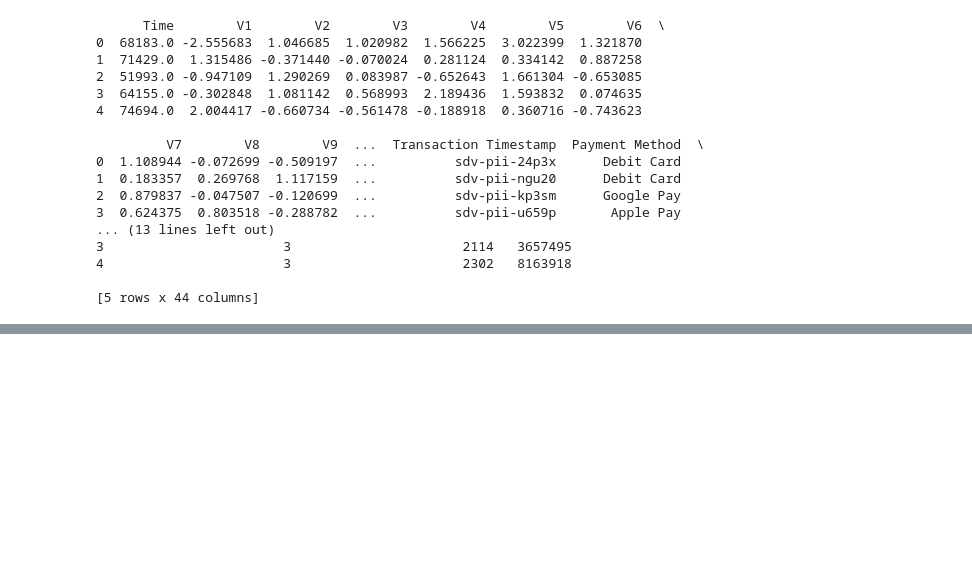
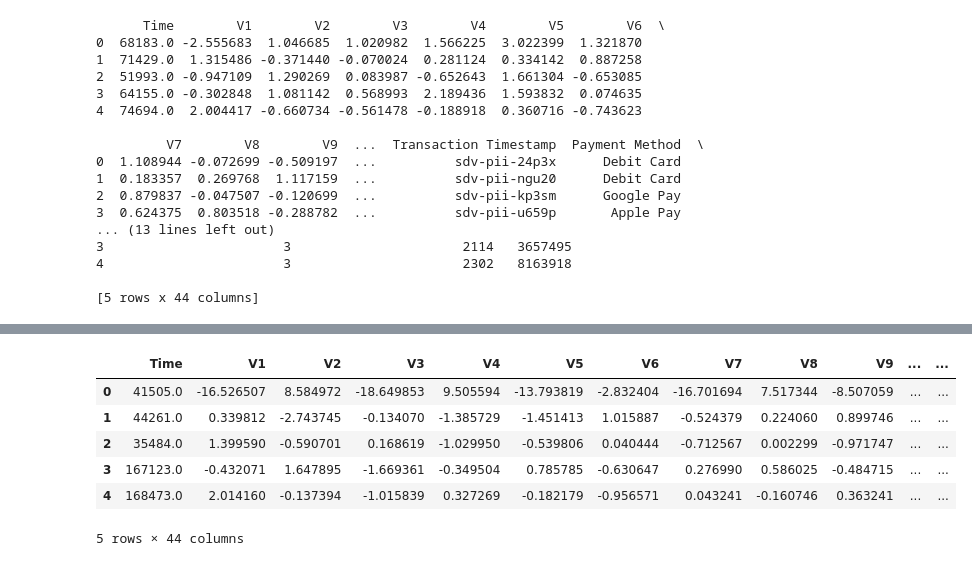
Before and after one commit to khp53/Credit-Card-Fraud-Detection-SecureBoost, a Jupyter notebook: Credit_card_fraud_detection.ipynb, the cells around one changed output, grey strips where cells are left out. Saved outputs shown, nothing was run; the diff lists cells and outputs as text; code cells hidden in the pictures; blank space fills up the shorter version.

```diff
--- a/Credit_card_fraud_detection.ipynb
+++ b/Credit_card_fraud_detection.ipynb
@@ -131,0 +199,10 @@ synthetic_data.to_csv("synthetic_creditcard.csv", index=False)
+# %%
+ecommerce_data.head(5)
+# %% [output]
+|  | Time | V1 | V2 | V3 | V4 | V5 | V6 | V7 | V8 | V9 | ... | ... |
+| 0 | 41505.0 | -16.526507 | 8.584972 | -18.649853 | 9.505594 | -13.793819 | -2.832404 | -16.701694 | 7.517344 | -8.507059 | ... | ... |
+| 1 | 44261.0 | 0.339812 | -2.743745 | -0.134070 | -1.385729 | -1.451413 | 1.015887 | -0.524379 | 0.224060 | 0.899746 | ... | ... |
+| 2 | 35484.0 | 1.399590 | -0.590701 | 0.168619 | -1.029950 | -0.539806 | 0.040444 | -0.712567 | 0.002299 | -0.971747 | ... | ... |
+| 3 | 167123.0 | -0.432071 | 1.647895 | -1.669361 | -0.349504 | 0.785785 | -0.630647 | 0.276990 | 0.586025 | -0.484715 | ... | ... |
+| 4 | 168473.0 | 2.014160 | -0.137394 | -1.015839 | 0.327269 | -0.182179 | -0.956571 | 0.043241 | -0.160746 | 0.363241 | ... | ... |
+5 rows × 44 columns
```
Also changed, not shown: parts of 15 cells of this notebook.
